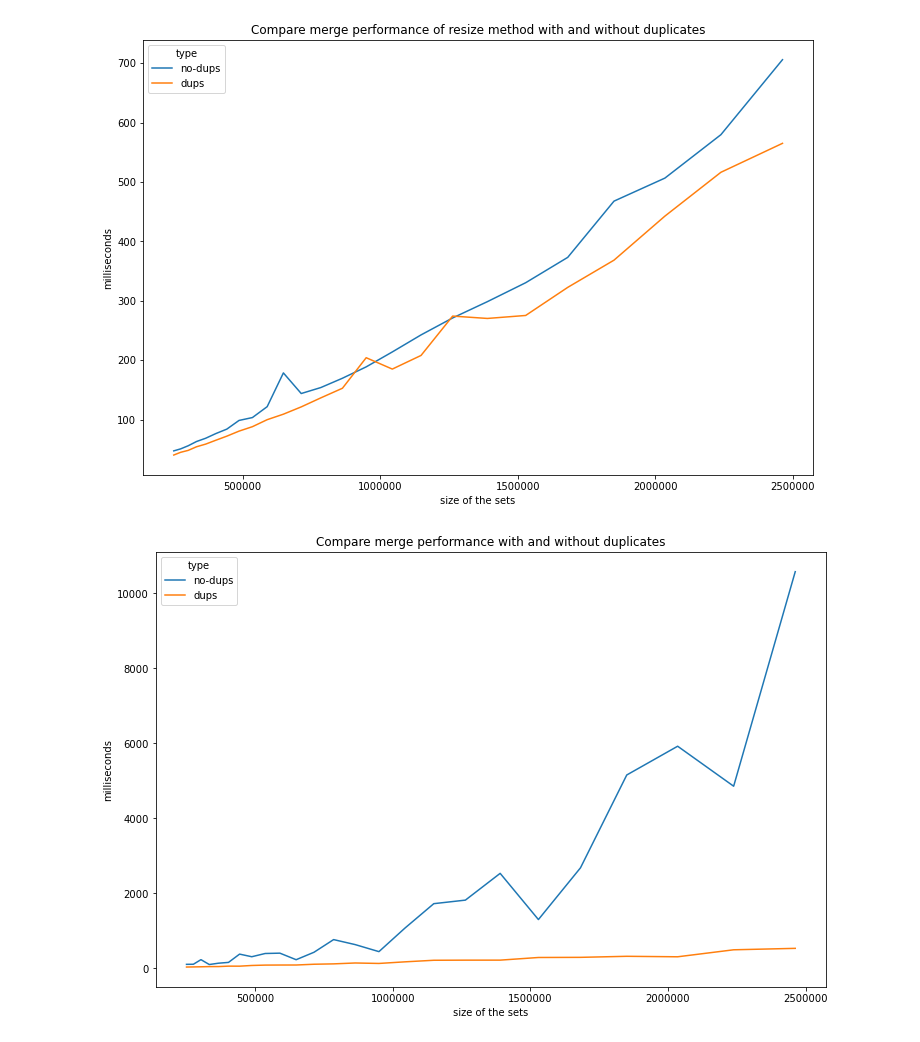
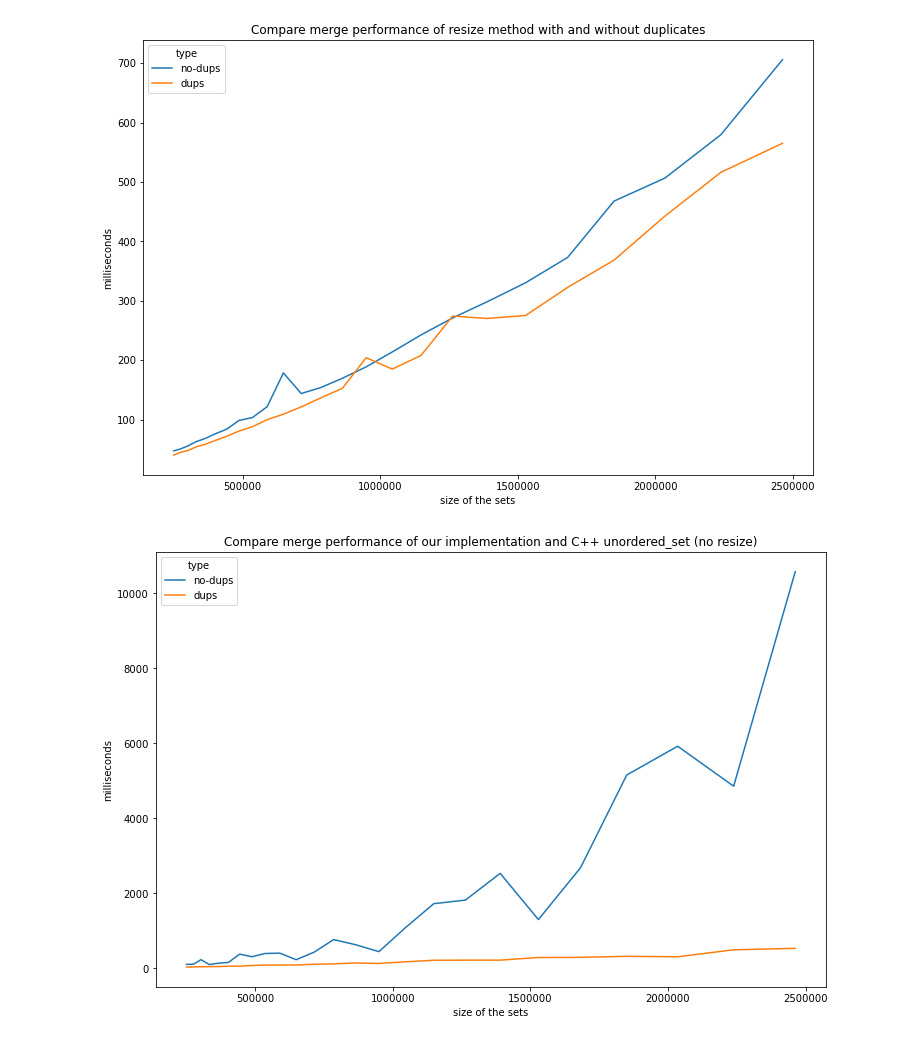
Before and after one commit to JoaoCostaIFG/slam, a Jupyter notebook: docs/part_2/benchmarks/Untitled.ipynb, the cells around one changed output. Drawn from its saved outputs; the diff is of its cells as text; code cells hidden in the pictures.

```diff
--- a/docs/part_2/benchmarks/Untitled.ipynb
+++ b/docs/part_2/benchmarks/Untitled.ipynb
@@ -222,13 +227,14 @@ plt.ticklabel_format(style='plain', axis='x')
 [figure]
 # %%
 dfmergenoresizecmp = importBenchmarkMerge("benchmark_set_merge.txt", "no-dups", "benchmark_set_merge_dups.txt", "dups")
+
 fig, ax = plt.subplots(figsize=(12, 8))
-ax.set_title("Compare merge performance with and without duplicates")
+ax.set_title("Compare merge performance of our implementation and C++ unordered_set (no resize)")
 ax.set(xlabel="size of the sets")
 
 sb.lineplot(data=dfmergenoresizecmp, x="setSize", y="milliseconds", hue="type", ax=ax);
 
 plt.ticklabel_format(style='plain', axis='y')
 plt.ticklabel_format(style='plain', axis='x')
 # %% [output]
-[figure, old version]
+[figure, new version]
```
Also changed, not shown: parts of 2 cells of this notebook, 4 other files.
